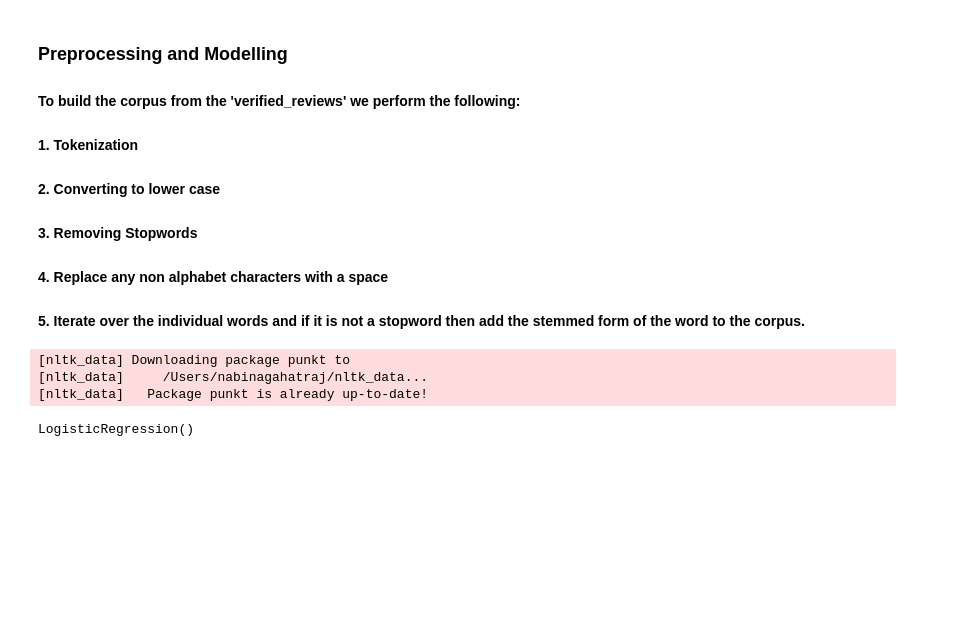
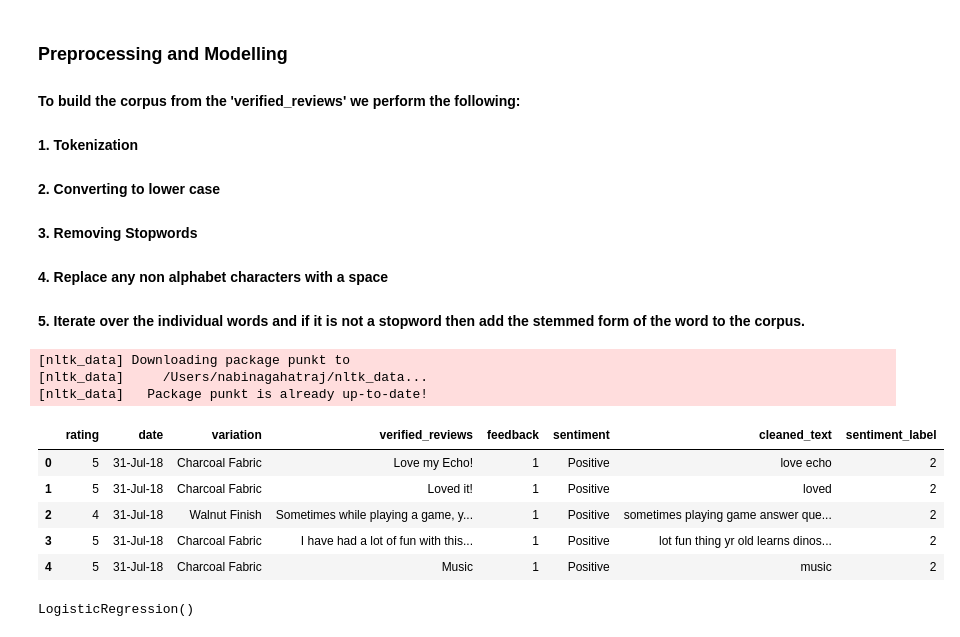
Before and after one commit to codehog96/NLP, a Jupyter notebook: Amazon sentiment sleuth .ipynb, the cells around one changed output. Cells and saved outputs as stored; diff of their text form; code cells hidden in the pictures; blank space fills up the shorter version.

```diff
--- a/Amazon sentiment sleuth .ipynb
+++ b/Amazon sentiment sleuth .ipynb
@@ -212,3 +225,12 @@ def preprocess_text(text):
     return ' '.join(tokens)
 # %%
 data['cleaned_text'] = data['verified_reviews'].apply(preprocess_text)    #storing the preprocessed text in a new column 'cleaned_text'
+# %%
+data.head()
+# %% [output]
+|  | rating | date | variation | verified_reviews | feedback | sentiment | cleaned_text | sentiment_label |
+| 0 | 5 | 31-Jul-18 | Charcoal Fabric | Love my Echo! | 1 | Positive | love echo | 2 |
+| 1 | 5 | 31-Jul-18 | Charcoal Fabric | Loved it! | 1 | Positive | loved | 2 |
+| 2 | 4 | 31-Jul-18 | Walnut Finish | Sometimes while playing a game, y... | 1 | Positive | sometimes playing game answer que... | 2 |
+| 3 | 5 | 31-Jul-18 | Charcoal Fabric | I have had a lot of fun with this... | 1 | Positive | lot fun thing yr old learns dinos... | 2 |
+| 4 | 5 | 31-Jul-18 | Charcoal Fabric | Music | 1 | Positive | music | 2 |
```
Also changed, not shown: parts of 25 cells of this notebook.
